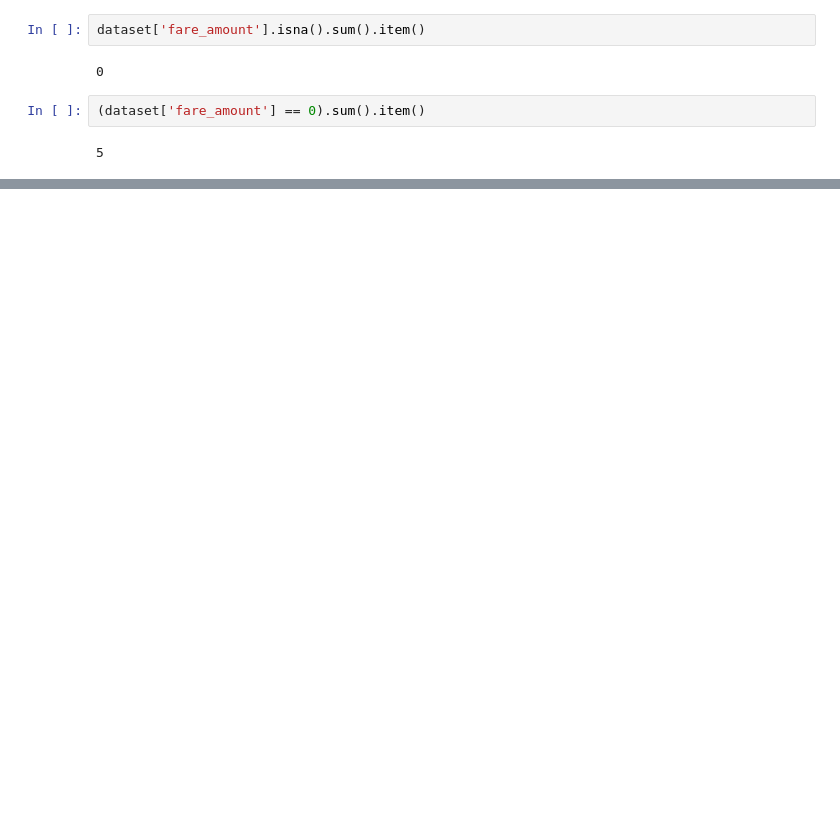
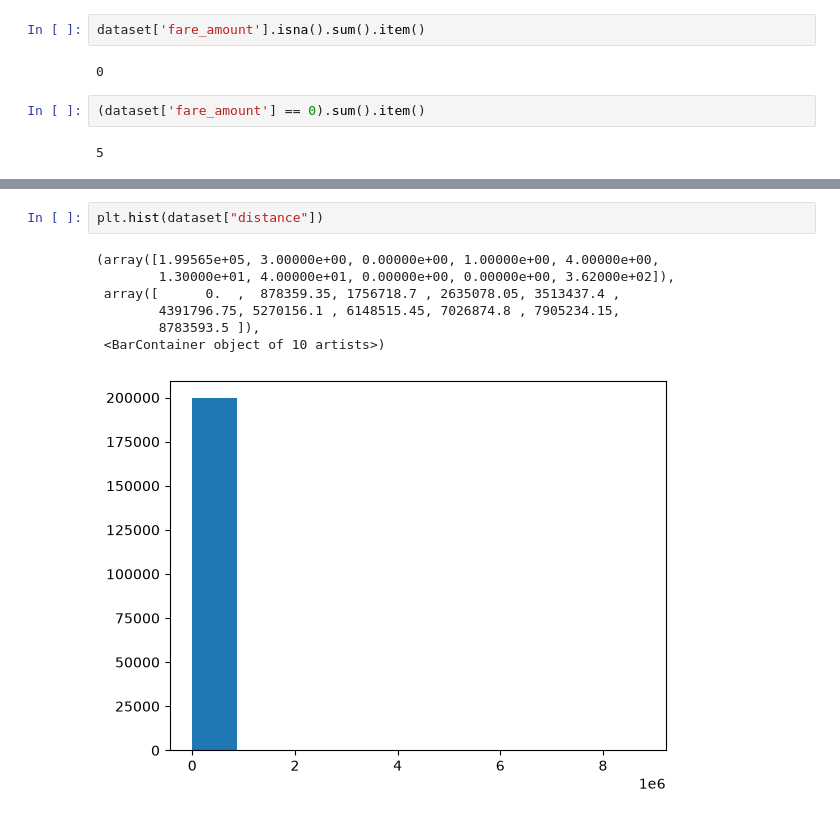
Before and after one commit to mohanamohanabsc/ML-Capstone-Project, a Jupyter notebook: Uber_fare_prediction.ipynb, the cells around one changed output, grey strips where cells are left out. Saved outputs shown, nothing was run; the diff lists cells and outputs as text; blank space fills up the shorter version.

```diff
--- a/Uber_fare_prediction.ipynb
+++ b/Uber_fare_prediction.ipynb
@@ -119,0 +382,10 @@ dataset[dataset['fare_amount']==0]
+# %%
+plt.hist(dataset["distance"])
+# %% [output]
+(array([1.99565e+05, 3.00000e+00, 0.00000e+00, 1.00000e+00, 4.00000e+00,
+        1.30000e+01, 4.00000e+01, 0.00000e+00, 0.00000e+00, 3.62000e+02]),
+ array([      0.  ,  878359.35, 1756718.7 , 2635078.05, 3513437.4 ,
+        4391796.75, 5270156.1 , 6148515.45, 7026874.8 , 7905234.15,
+        8783593.5 ]),
+ <BarContainer object of 10 artists>)
+[figure, added]
```
Also changed, not shown: parts of 35 cells of this notebook.
